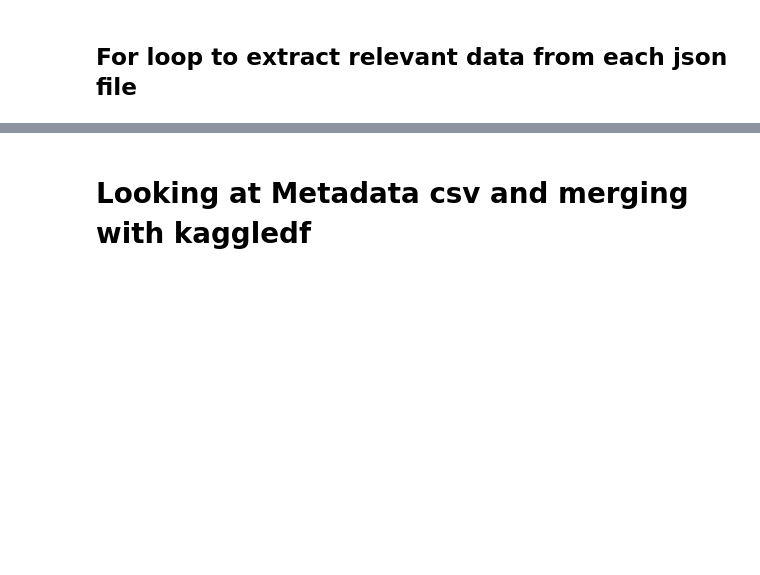
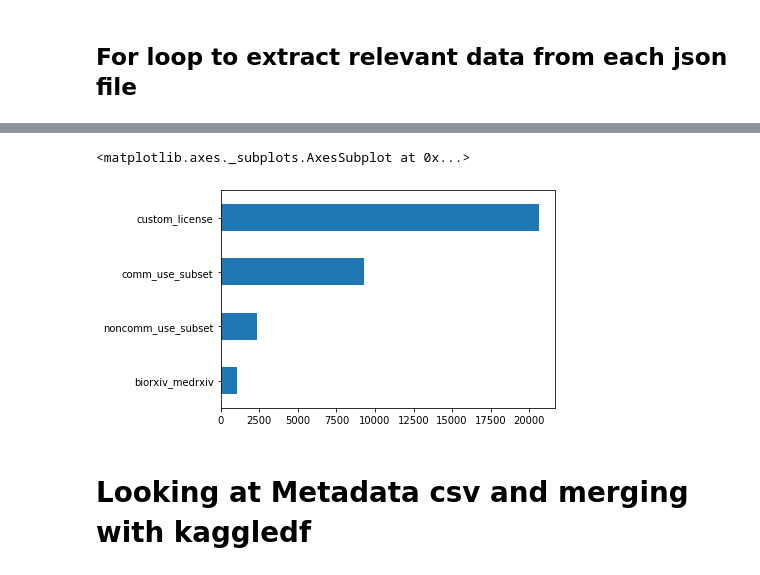
Before and after one commit to ZachZs/UNH_Kaggle_Covid19, a Jupyter notebook: KBrigham/Covid19 Kaggle .ipynb, the cells around one changed output, grey strips where cells are left out. Saved outputs shown, nothing was run; the diff lists cells and outputs as text; code cells hidden in the pictures; blank space fills up the shorter version.

```diff
--- a/KBrigham/Covid19 Kaggle .ipynb
+++ b/KBrigham/Covid19 Kaggle .ipynb
@@ -92 +88,7 @@ biorxiv_medrxiv         902
 Name: Filepath, dtype: int64
+# %%
+#Plot the count of each document type
+kaggledf.Filepath.value_counts().sort_values().plot(kind = 'barh')
+# %% [output]
+<matplotlib.axes._subplots.AxesSubplot at 0x...>
+[figure, added]
```
Also changed, not shown: parts of 13 cells of this notebook.
